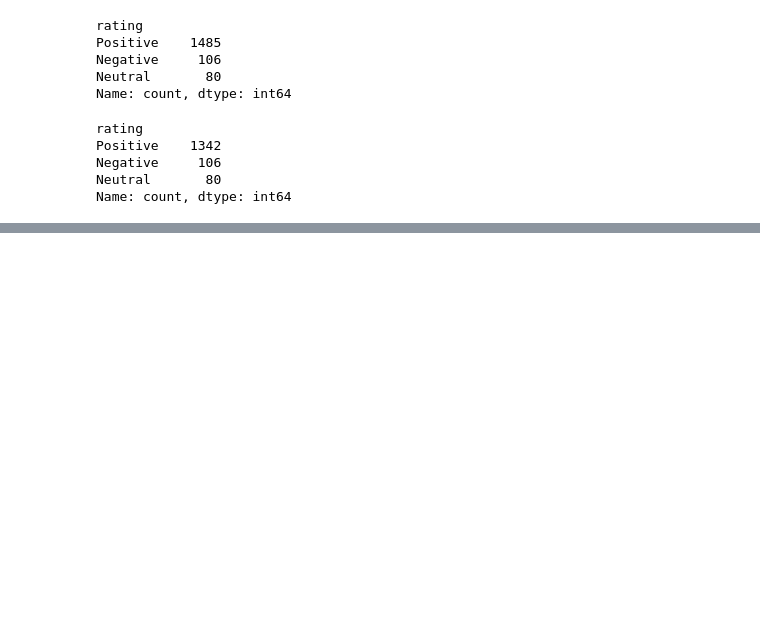
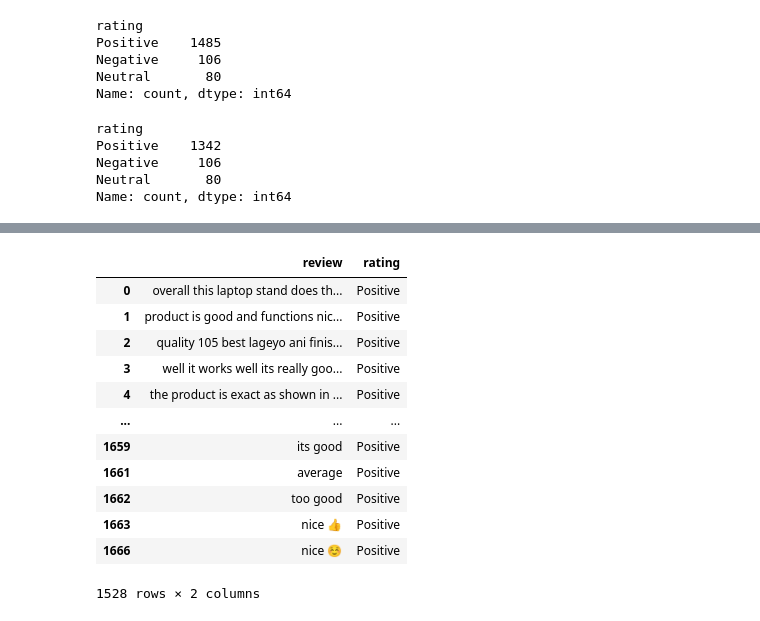
Before and after one commit to roshan-acharya/Review-Analyzer, a Jupyter notebook: notebook/data_prep.ipynb, the cells around one changed output, grey strips where cells are left out. Cells and saved outputs as stored; diff of their text form; code cells hidden in the pictures; blank space fills up the shorter version.

```diff
--- a/notebook/data_prep.ipynb
+++ b/notebook/data_prep.ipynb
@@ -79,0 +105,30 @@ combined_df.to_csv('../Data/sentiment.csv',index=False)
+# %%
+#lowercase
+combined_df['review']=combined_df['review'].astype(str)
+# %%
+combined_df['review']=combined_df['review'].apply(lambda x:x.lower())
+# %%
+#remove punctuation
+import string
+
+def remove_punctuation(text):
+  translator = str.maketrans('', '', string.punctuation)
+  return text.translate(translator)
+
+combined_df['review']=combined_df['review'].apply(remove_punctuation)
+
+combined_df
+# %% [output]
+|  | review | rating |
+| 0 | overall this laptop stand does th... | Positive |
+| 1 | product is good and functions nic... | Positive |
+| 2 | quality 105 best lageyo ani finis... | Positive |
+| 3 | well it works well its really goo... | Positive |
+| 4 | the product is exact as shown in ... | Positive |
+| ... | ... | ... |
+| 1659 | its good | Positive |
+| 1661 | average | Positive |
+| 1662 | too good | Positive |
+| 1663 | nice 👍 | Positive |
+| 1666 | nice ☺️ | Positive |
+1528 rows × 2 columns
```
Also changed, not shown: parts of 9 cells of this notebook, 2 other files.
